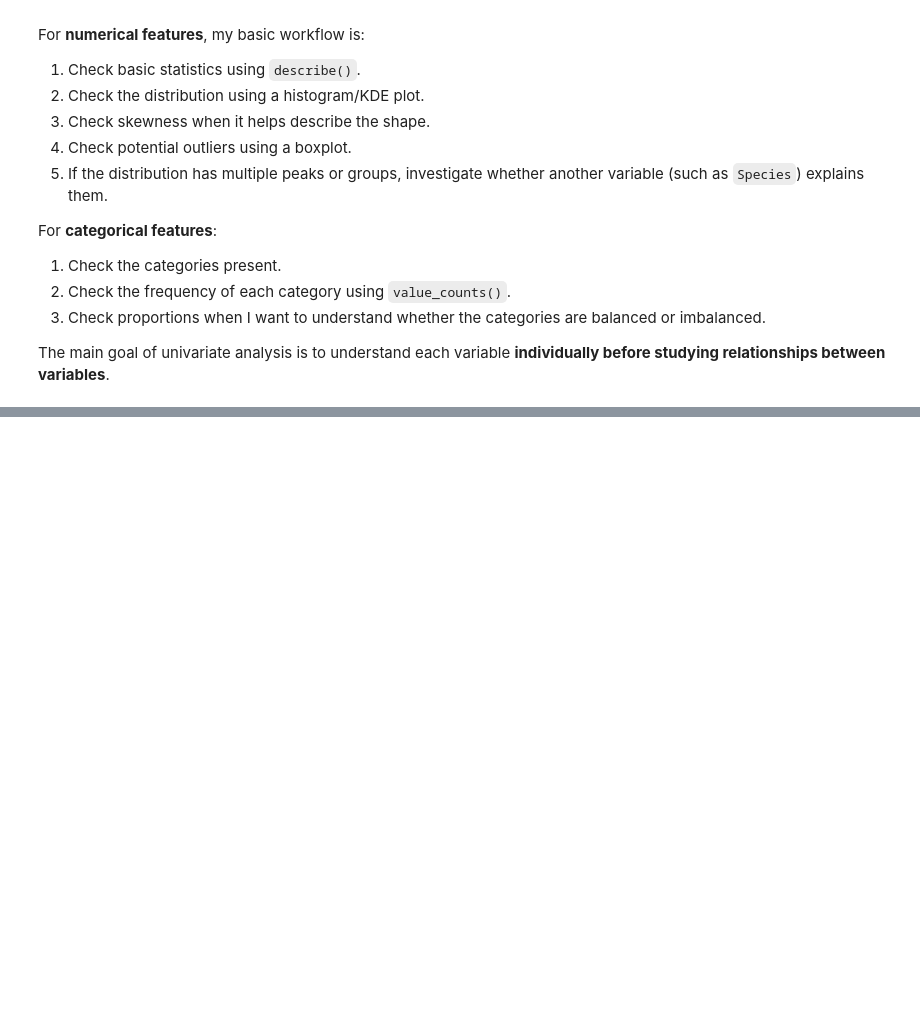
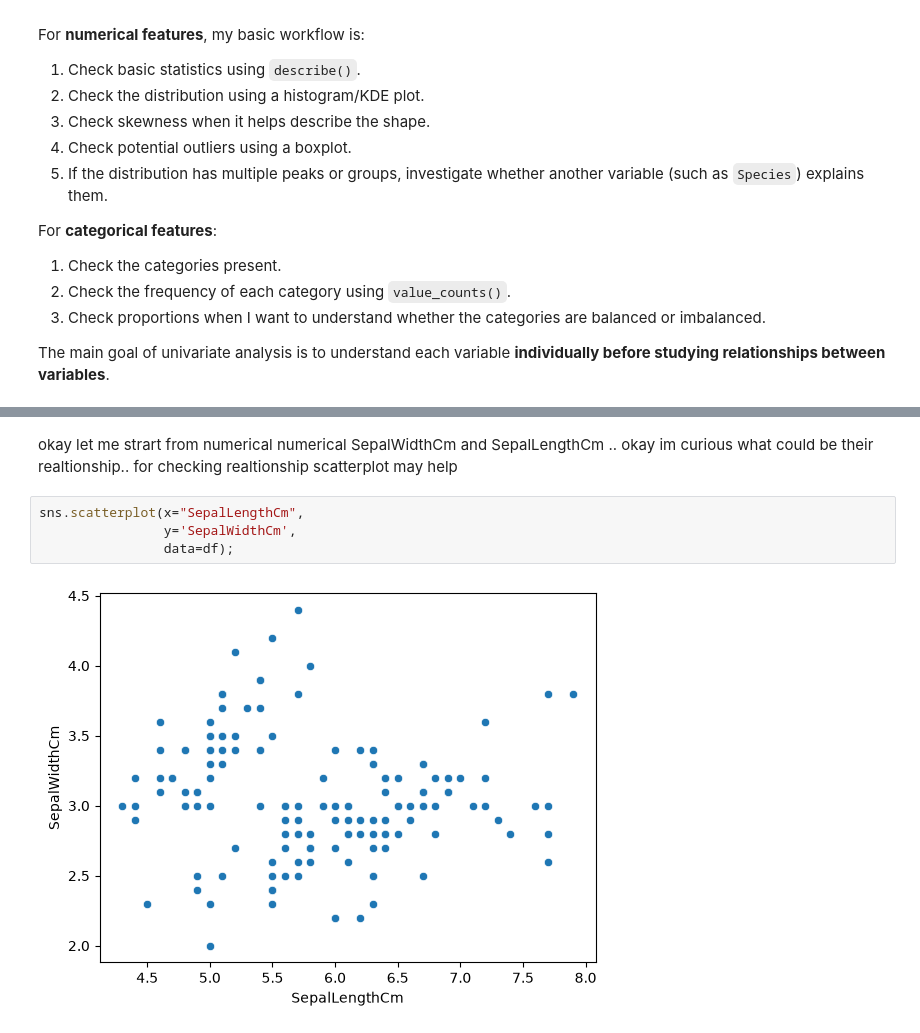
Before and after one commit to avinsio/ml-playground, a Jupyter notebook: projects/02_eda/01_smaller/01_iris_eda/analysis.ipynb, the cells around one changed output, grey strips where cells are left out. Cells and saved outputs as stored; diff of their text form; blank space fills up the shorter version.

Commit message:
add biavraiate for numerical features

```diff
--- a/projects/02_eda/01_smaller/01_iris_eda/analysis.ipynb
+++ b/projects/02_eda/01_smaller/01_iris_eda/analysis.ipynb
@@ -358,0 +365,9 @@ The main goal of univariate analysis is to understand each variable **individual
+# %% [markdown]
+okay let me strart from numerical numerical
+SepalWidthCm and SepalLengthCm .. okay im curious what could be their realtionship.. for checking realtionship scatterplot may help
+# %%
+sns.scatterplot(x="SepalLengthCm",
+                y='SepalWidthCm',
+                data=df);
+# %% [output]
+[figure, added]
```
Also changed, not shown: parts of 16 cells of this notebook, 1 other file.
